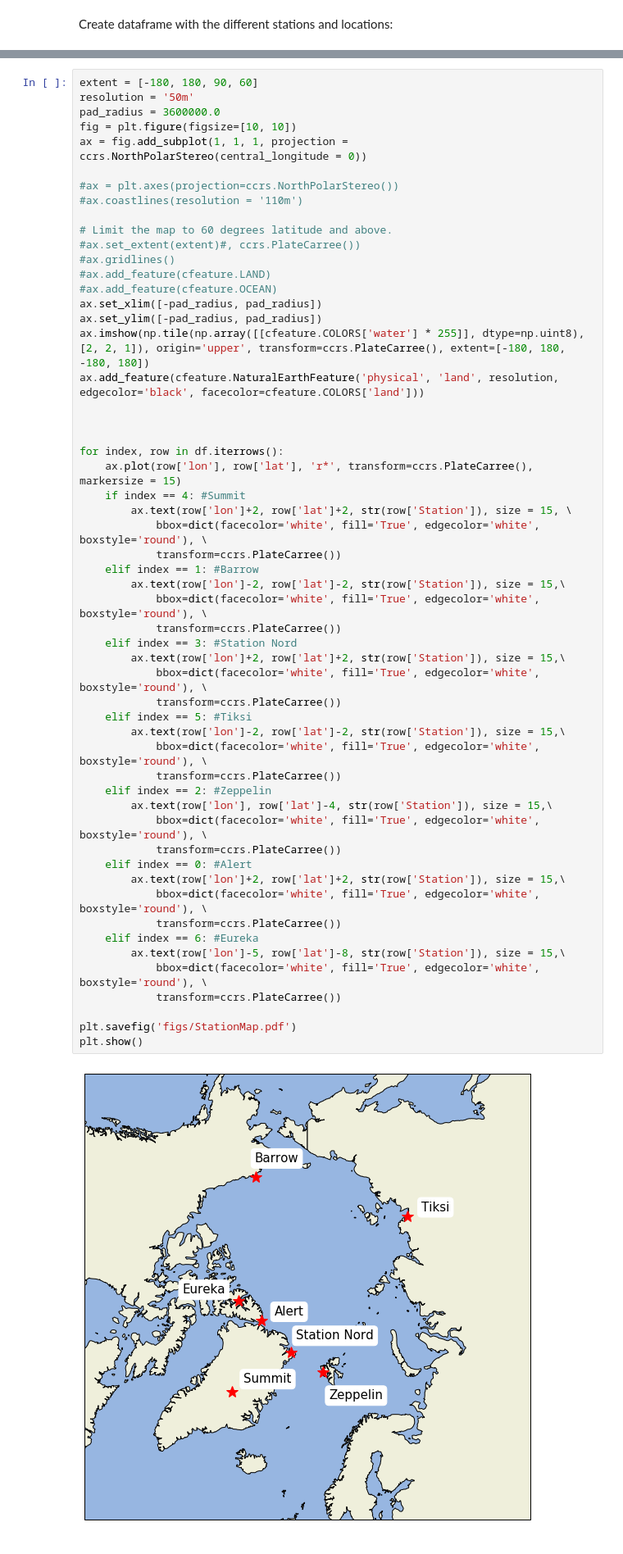
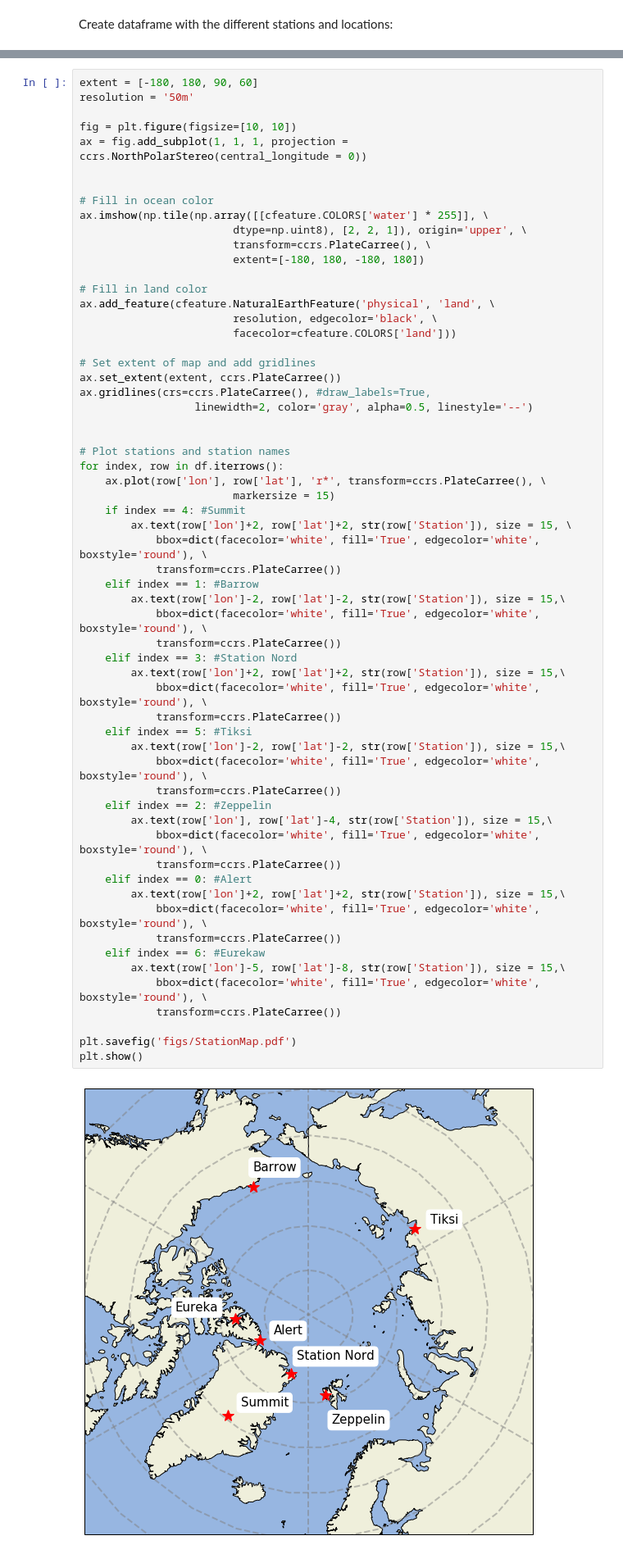
Before and after one commit to marikoll/Master_bromine_explosion, a Jupyter notebook: weather_station_data.ipynb, the cells around one changed output, grey strips where cells are left out. Shown at 82% size. Drawn from its saved outputs; the diff is of its cells as text.

Commit message:
added proper gridlines

```diff
--- a/weather_station_data.ipynb
+++ b/weather_station_data.ipynb
@@ -127,57 +127,62 @@ df = pd.DataFrame(Station_locations, columns = ['Station', 'lat', 'lon'])
 # %%
 extent = [-180, 180, 90, 60]
 resolution = '50m'
-pad_radius = 3600000.0
+
 fig = plt.figure(figsize=[10, 10])
 ax = fig.add_subplot(1, 1, 1, projection = ccrs.NorthPolarStereo(central_longitude = 0))
 
-#ax = plt.axes(projection=ccrs.NorthPolarStereo())
-#ax.coastlines(resolution = '110m')
 
-# Limit the map to 60 degrees latitude and above.
-#ax.set_extent(extent)#, ccrs.PlateCarree())
-#ax.gridlines()
-#ax.add_feature(cfeature.LAND)
-#ax.add_feature(cfeature.OCEAN)
-ax.set_xlim([-pad_radius, pad_radius])
-ax.set_ylim([-pad_radius, pad_radius])
-ax.imshow(np.tile(np.array([[cfeature.COLORS['water'] * 255]], dtype=np.uint8), [2, 2, 1]), origin='upper', transform=ccrs.PlateCarree(), extent=[-180, 180, -180, 180])
-ax.add_feature(cfeature.NaturalEarthFeature('physical', 'land', resolution, edgecolor='black', facecolor=cfeature.COLORS['land']))
+# Fill in ocean color
+ax.imshow(np.tile(np.array([[cfeature.COLORS['water'] * 255]], \
+                        dtype=np.uint8), [2, 2, 1]), origin='upper', \
+                        transform=ccrs.PlateCarree(), \
+                        extent=[-180, 180, -180, 180])
+
+# Fill in land color
+ax.add_feature(cfeature.NaturalEarthFeature('physical', 'land', \
+                        resolution, edgecolor='black', \
+                        facecolor=cfeature.COLORS['land']))
+
+# Set extent of map and add gridlines
+ax.set_extent(extent, ccrs.PlateCarree())
+ax.gridlines(crs=ccrs.PlateCarree(), #draw_labels=True,
+                  linewidth=2, color='gray', alpha=0.5, linestyle='--')
 
 
-
+# Plot stations and station names
 for index, row in df.iterrows():
-    ax.plot(row['lon'], row['lat'], 'r*', transform=ccrs.PlateCarree(), markersize = 15)
+    ax.plot(row['lon'], row['lat'], 'r*', transform=ccrs.PlateCarree(), \
+                        markersize = 15)
     if index == 4: #Summit
         ax.text(row['lon']+2, row['lat']+2, str(row['Station']), size = 15, \
             bbox=dict(facecolor='white', fill='True', edgecolor='white', boxstyle='round'), \
             transform=ccrs.PlateCarree())
     elif index == 1: #Barrow
         ax.text(row['lon']-2, row['lat']-2, str(row['Station']), size = 15,\
             bbox=dict(facecolor='white', fill='True', edgecolor='white', boxstyle='round'), \
             transform=ccrs.PlateCarree())
     elif index == 3: #Station Nord
         ax.text(row['lon']+2, row['lat']+2, str(row['Station']), size = 15,\
             bbox=dict(facecolor='white', fill='True', edgecolor='white', boxstyle='round'), \
             transform=ccrs.PlateCarree())
     elif index == 5: #Tiksi
         ax.text(row['lon']-2, row['lat']-2, str(row['Station']), size = 15,\
             bbox=dict(facecolor='white', fill='True', edgecolor='white', boxstyle='round'), \
             transform=ccrs.PlateCarree())
     elif index == 2: #Zeppelin
         ax.text(row['lon'], row['lat']-4, str(row['Station']), size = 15,\
             bbox=dict(facecolor='white', fill='True', edgecolor='white', boxstyle='round'), \
             transform=ccrs.PlateCarree())
     elif index == 0: #Alert
         ax.text(row['lon']+2, row['lat']+2, str(row['Station']), size = 15,\
             bbox=dict(facecolor='white', fill='True', edgecolor='white', boxstyle='round'), \
             transform=ccrs.PlateCarree())
-    elif index == 6: #Eureka
+    elif index == 6: #Eurekaw
         ax.text(row['lon']-5, row['lat']-8, str(row['Station']), size = 15,\
             bbox=dict(facecolor='white', fill='True', edgecolor='white', boxstyle='round'), \
             transform=ccrs.PlateCarree())
 
 plt.savefig('figs/StationMap.pdf')
 plt.show()
 # %% [output]
-[figure, old version]
+[figure, new version]
```
Also changed, not shown: 1 other file.
